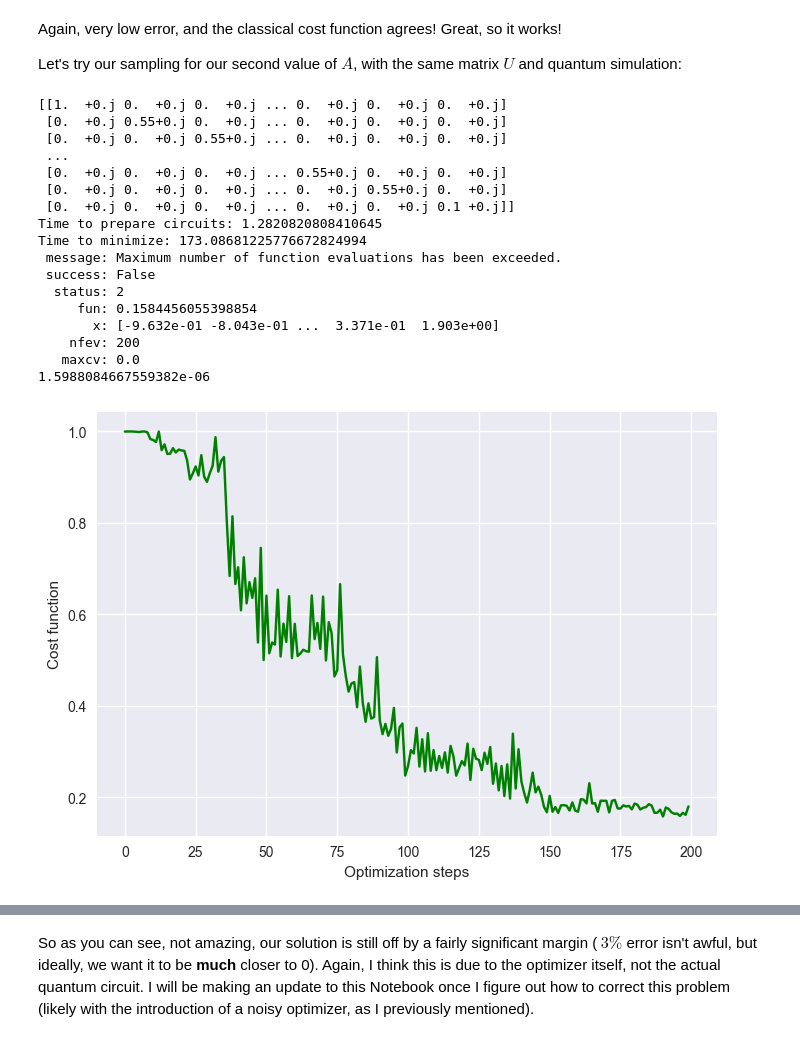
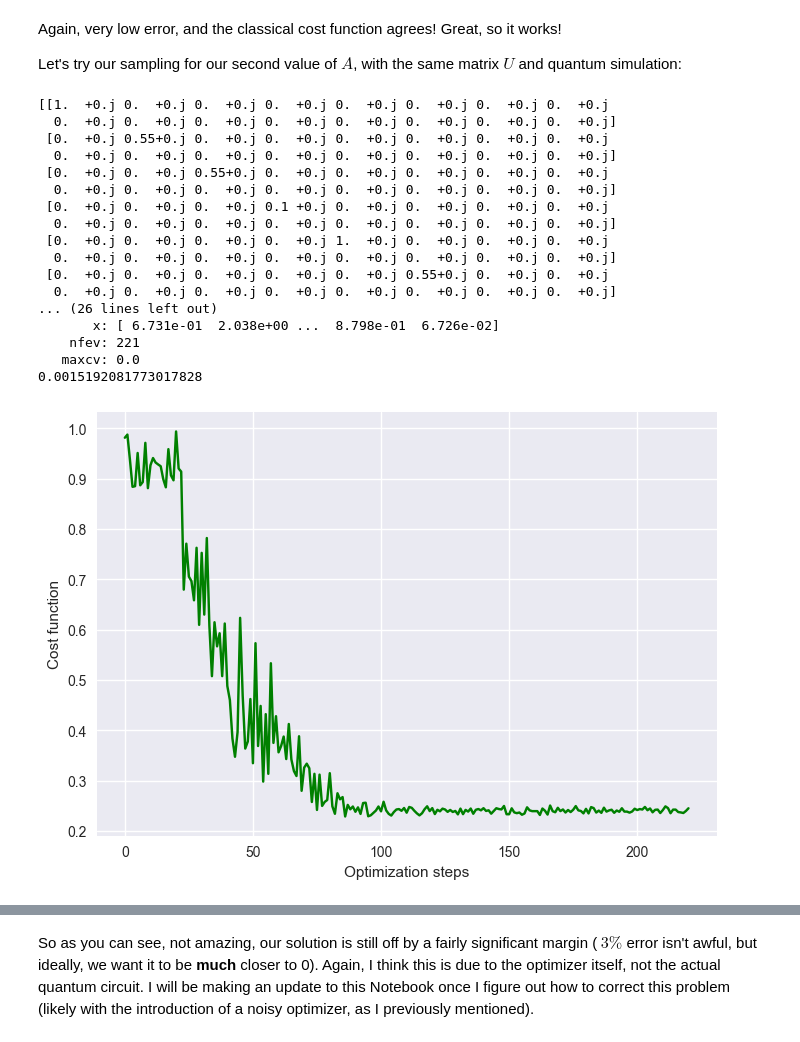
Before and after one commit to cezaris13/CourseWork, a Jupyter notebook: VQLS-QSVM-Implementation/CodeExamples/VQLS.ipynb, the cells around one changed output, grey strips where cells are left out. Saved outputs shown, nothing was run; the diff lists cells and outputs as text; code cells hidden in the pictures.

```diff
--- a/VQLS-QSVM-Implementation/CodeExamples/VQLS.ipynb
+++ b/VQLS-QSVM-Implementation/CodeExamples/VQLS.ipynb
@@ -15,7 +15,8 @@ from Code.VQLS.LabelVector import labelVectorCircuit,controlledLabelVectorCircui
 from Code.VQLS.Minimization import minimization, getApproximationValue, plotCost
 from Code.Utils import createMatrixFromParameters, generateParams, appendMatrices
 # %%
-qubits = 10 # 3
+qubits = 3 # 3
+iterations = 2000
 layers = 3
 shots: int = 10000
 # %% [markdown]
@@ -507,45 +503,46 @@ Let's try our sampling for our second value of $A$, with the same matrix $U$ and
 # %%
 b = [1 * (-1)**(i) for i in range(2**qubits)]
 # b = np.array([1, 1, 1, 1, 1, 1, 1, 1, 1, 1, -1 ,1,1,1,1,1])
 bVector: np.array = getPaddedLabelVector(b)
 matrices = ["ZII", "IZI", "III"]
 matrices = appendMatrices(matrices, qubits)
 A: np.ndarray = createMatrixFromParameters([0.225, 0.225, 0.55], matrices)
 print (A)
 
 paulis, coefficientSet = getLCU(A)
 
 outF: List[List[float]] = minimization(
     paulis=paulis,
     coefficientSet=coefficientSet,
-    totalNeededQubits=qubits + 2,
+    qubits=qubits,
     bVector=bVector,
+    iterations= iterations,
 )
 circ: QuantumCircuit = QuantumCircuit(qubits, qubits)
 o: List[complex] = getSolutionVector(circ,qubits, outF)
 
 print(getApproximationValue(A, bVector, o))
 
 plotCost()
 # %% [output]
-[[1.  +0.j 0.  +0.j 0.  +0.j ... 0.  +0.j 0.  +0.j 0.  +0.j]
- [0.  +0.j 0.55+0.j 0.  +0.j ... 0.  +0.j 0.  +0.j 0.  +0.j]
- [0.  +0.j 0.  +0.j 0.55+0.j ... 0.  +0.j 0.  +0.j 0.  +0.j]
- ...
- [0.  +0.j 0.  +0.j 0.  +0.j ... 0.55+0.j 0.  +0.j 0.  +0.j]
- [0.  +0.j 0.  +0.j 0.  +0.j ... 0.  +0.j 0.55+0.j 0.  +0.j]
- [0.  +0.j 0.  +0.j 0.  +0.j ... 0.  +0.j 0.  +0.j 0.1 +0.j]]
-Time to prepare circuits: 1.2820820808410645
-Time to minimize: 173.08681225776672824994
- message: Maximum number of function evaluations has been exceeded.
- success: False
-  status: 2
-     fun: 0.1584456055398854
-       x: [-9.632e-01 -8.043e-01 ...  3.371e-01  1.903e+00]
-    nfev: 200
+[[1.  +0.j 0.  +0.j 0.  +0.j 0.  +0.j 0.  +0.j 0.  +0.j 0.  +0.j 0.  +0.j
+  0.  +0.j 0.  +0.j 0.  +0.j 0.  +0.j 0.  +0.j 0.  +0.j 0.  +0.j 0.  +0.j]
+ [0.  +0.j 0.55+0.j 0.  +0.j 0.  +0.j 0.  +0.j 0.  +0.j 0.  +0.j 0.  +0.j
+  0.  +0.j 0.  +0.j 0.  +0.j 0.  +0.j 0.  +0.j 0.  +0.j 0.  +0.j 0.  +0.j]
+ [0.  +0.j 0.  +0.j 0.55+0.j 0.  +0.j 0.  +0.j 0.  +0.j 0.  +0.j 0.  +0.j
+  0.  +0.j 0.  +0.j 0.  +0.j 0.  +0.j 0.  +0.j 0.  +0.j 0.  +0.j 0.  +0.j]
+ [0.  +0.j 0.  +0.j 0.  +0.j 0.1 +0.j 0.  +0.j 0.  +0.j 0.  +0.j 0.  +0.j
+  0.  +0.j 0.  +0.j 0.  +0.j 0.  +0.j 0.  +0.j 0.  +0.j 0.  +0.j 0.  +0.j]
+ [0.  +0.j 0.  +0.j 0.  +0.j 0.  +0.j 1.  +0.j 0.  +0.j 0.  +0.j 0.  +0.j
+  0.  +0.j 0.  +0.j 0.  +0.j 0.  +0.j 0.  +0.j 0.  +0.j 0.  +0.j 0.  +0.j]
+ [0.  +0.j 0.  +0.j 0.  +0.j 0.  +0.j 0.  +0.j 0.55+0.j 0.  +0.j 0.  +0.j
+  0.  +0.j 0.  +0.j 0.  +0.j 0.  +0.j 0.  +0.j 0.  +0.j 0.  +0.j 0.  +0.j]
+... (26 lines left out)
+       x: [ 6.731e-01  2.038e+00 ...  8.798e-01  6.726e-02]
+    nfev: 221
    maxcv: 0.0
-1.5988084667559382e-06
+0.0015192081773017828
-[figure, old version]
+[figure, new version]
 # %%
 estimatedNorm, estimatedNormVector = estimateNorm( A, o, bVector)
 
```
Also changed, not shown: parts of 10 cells of this notebook, 6 other files.
